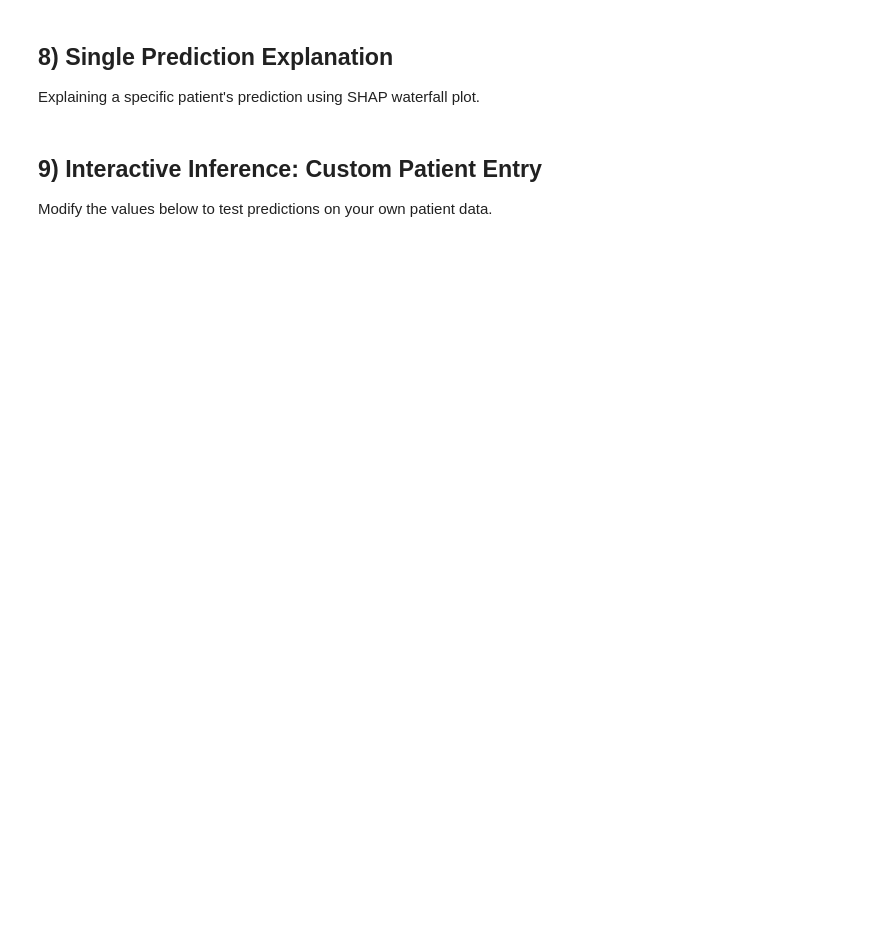
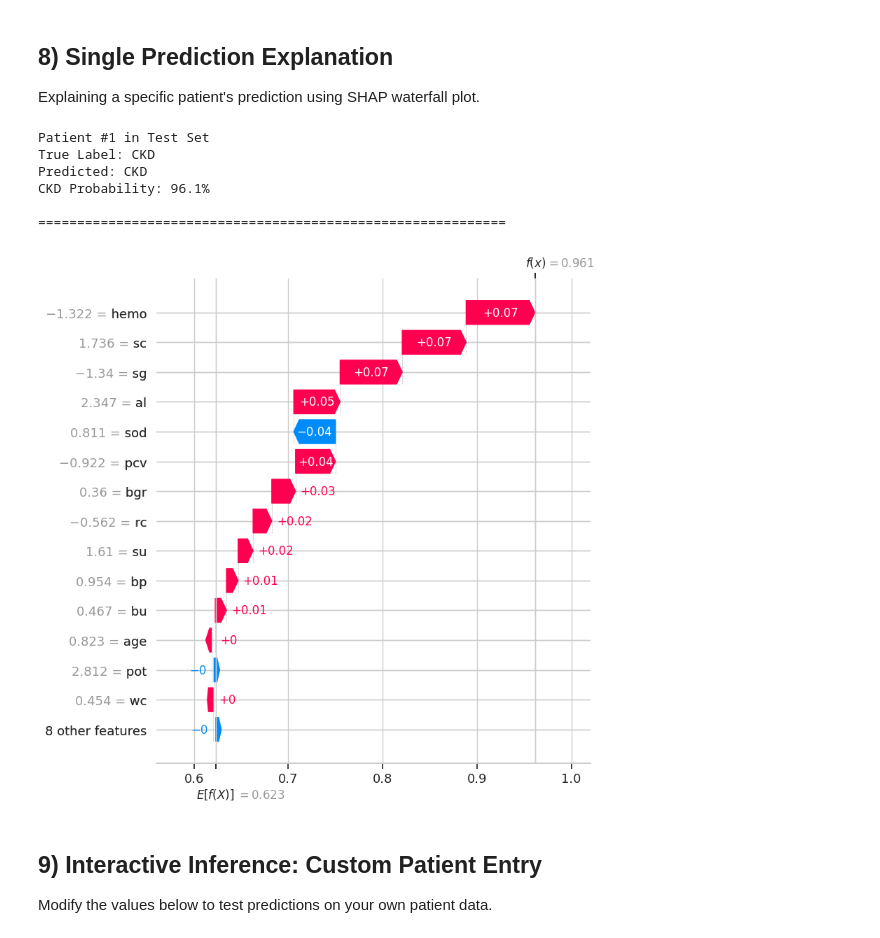
Before and after one commit to Joseph-Luper-Tsenum/Explainable-Machine-Learning-for-Chronic-Kidney-Disease-Prediction, a Jupyter notebook: Demo_CKD_Model.ipynb, the cells around one changed output. Cells and saved outputs as stored; diff of their text form; code cells hidden in the pictures; blank space fills up the shorter version.

```diff
--- a/Demo_CKD_Model.ipynb
+++ b/Demo_CKD_Model.ipynb
@@ -288,35 +344,41 @@ Explaining a specific patient's prediction using SHAP waterfall plot.
 # %%
 # Pick a CKD patient from test set for detailed explanation
 ckd_indices = np.where(y_test == 1)[0]
 sample_idx = ckd_indices[0]  # First CKD patient in test set
 
 # Get prediction
 rf_model = models["Random Forest"]
 prediction = rf_model.predict(X_test[sample_idx:sample_idx+1])[0]
 probability = rf_model.predict_proba(X_test[sample_idx:sample_idx+1])[0]
 
 print(f"Patient #{sample_idx} in Test Set")
 print(f"True Label: {'CKD' if y_test[sample_idx] == 1 else 'Not CKD'}")
 print(f"Predicted: {'CKD' if prediction == 1 else 'Not CKD'}")
 print(f"CKD Probability: {probability[1]*100:.1f}%")
 print("\n" + "="*60)
 
-# SHAP explanation for this patient
-sample_shap = rf_explainer.shap_values(X_test[sample_idx:sample_idx+1])
-if isinstance(sample_shap, list):
-    sample_shap = sample_shap[1]  # Class 1 (CKD)
+# SHAP explanation for this patient - use precomputed values
+sample_shap_values = rf_shap_test[sample_idx]
 
 # Waterfall plot
 shap.waterfall_plot(
     shap.Explanation(
-        values=sample_shap[0],
+        values=sample_shap_values,
         base_values=rf_explainer.expected_value if isinstance(rf_explainer.expected_value, float) else rf_explainer.expected_value[1],
         data=X_test[sample_idx],
         feature_names=feature_names
     ),
     max_display=15,
     show=True
 )
+# %% [output]
+Patient #1 in Test Set
+True Label: CKD
+Predicted: CKD
+CKD Probability: 96.1%
+
+============================================================
+[figure, added]
 # %% [markdown]
 ## 9) Interactive Inference: Custom Patient Entry
 
```
Also changed, not shown: parts of 12 cells of this notebook.
